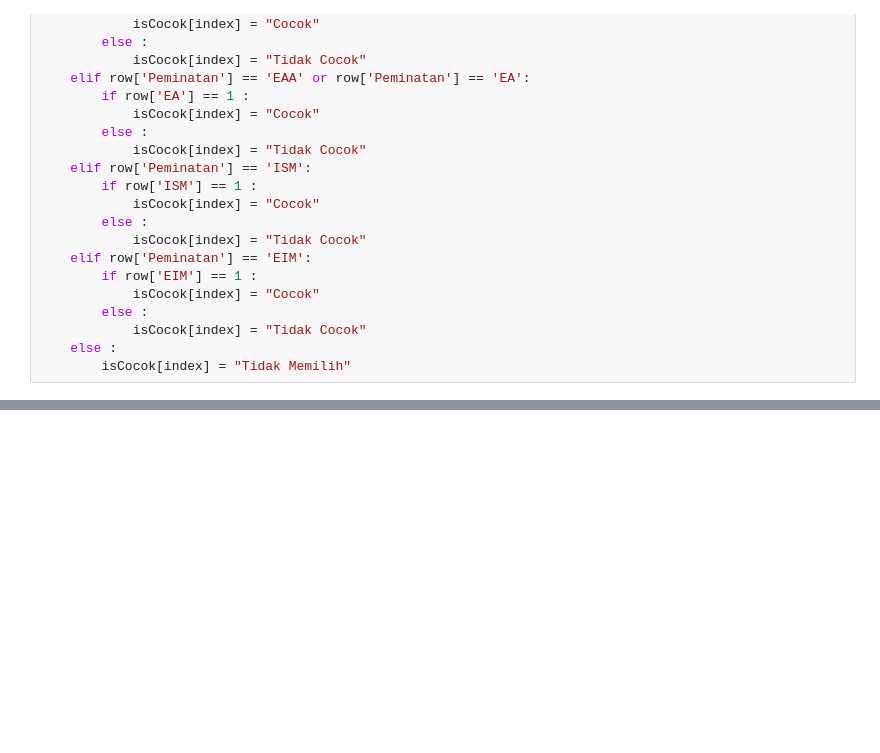
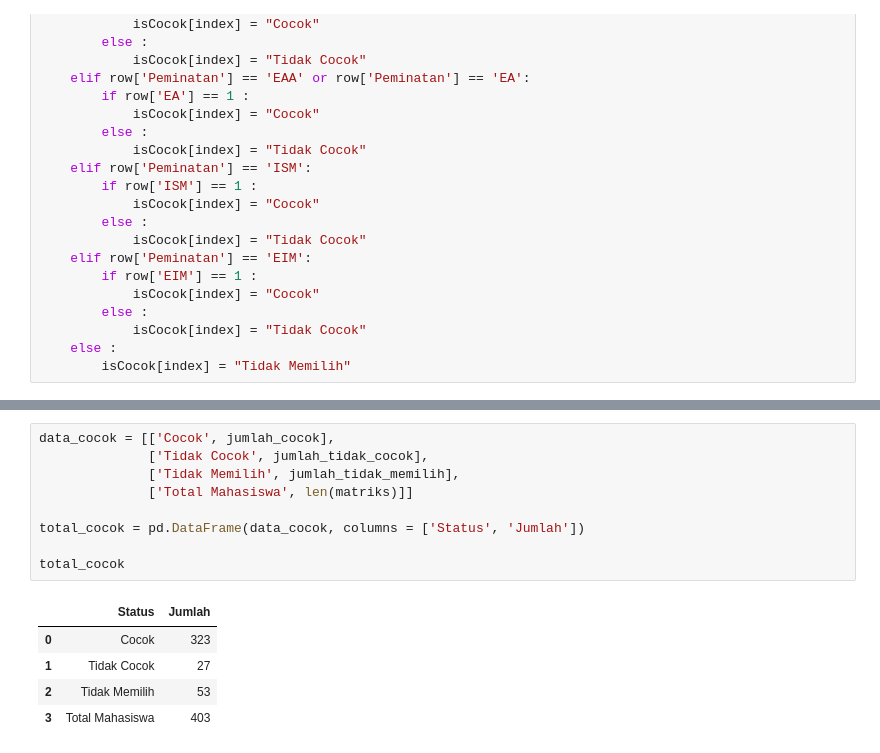
Before and after one commit to zasiem/Pekerti, a Jupyter notebook: Cluster v1.ipynb, the cells around one changed output, grey strips where cells are left out. Drawn from its saved outputs; the diff is of its cells as text; blank space fills up the shorter version.

```diff
--- a/Cluster v1.ipynb
+++ b/Cluster v1.ipynb
@@ -244,0 +245,15 @@ matriks.iloc
+# %%
+data_cocok = [['Cocok', jumlah_cocok],
+              ['Tidak Cocok', jumlah_tidak_cocok],
+              ['Tidak Memilih', jumlah_tidak_memilih],
+              ['Total Mahasiswa', len(matriks)]]
+
+total_cocok = pd.DataFrame(data_cocok, columns = ['Status', 'Jumlah'])
+
+total_cocok
+# %% [output]
+|  | Status | Jumlah |
+| 0 | Cocok | 323 |
+| 1 | Tidak Cocok | 27 |
+| 2 | Tidak Memilih | 53 |
+| 3 | Total Mahasiswa | 403 |
```
Also changed, not shown: parts of 3 cells of this notebook.
